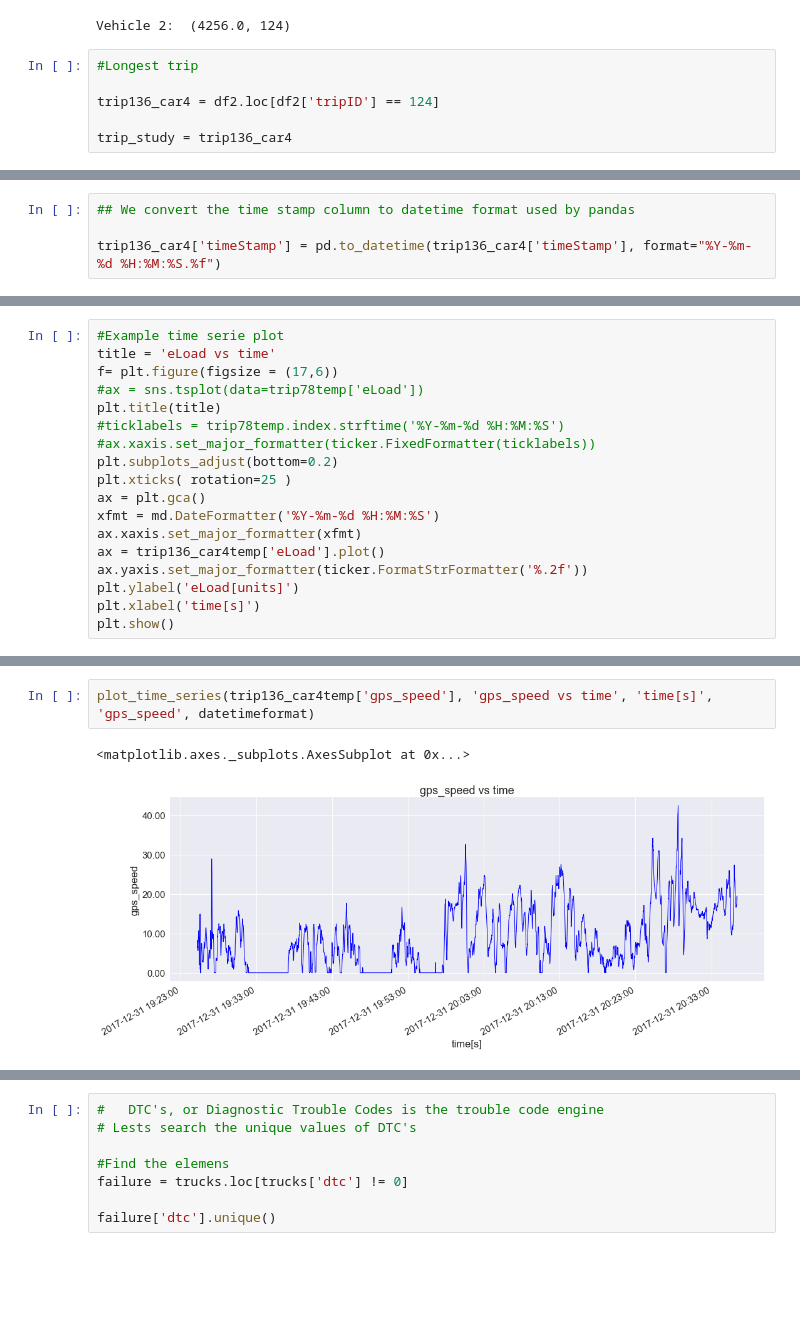
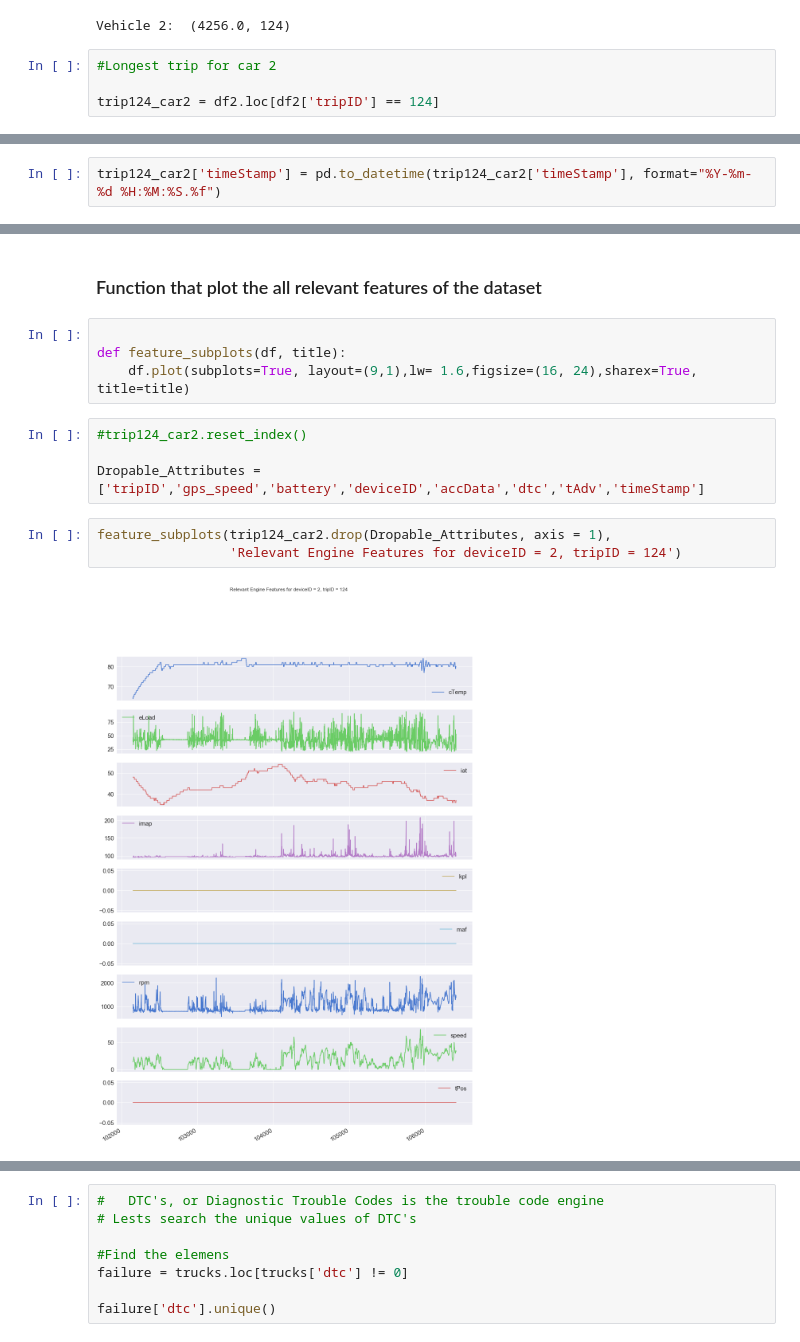
Before and after one commit to noshaq/Vehicle_remote_sensing, a Jupyter notebook: vehicle_telematics.ipynb, the cells around one changed output, grey strips where cells are left out. Cells and saved outputs as stored; diff of their text form; blank space fills up the shorter version.

```diff
--- a/vehicle_telematics.ipynb
+++ b/vehicle_telematics.ipynb
@@ -147,9 +151,7 @@ print('Vehicle 2: ',largest_trip(df2, 'tripID'))
 # %% [output]
 Vehicle 2:  (4256.0, 124)
 # %%
-#Longest trip
+#Longest trip for car 2
 
-trip136_car4 = df2.loc[df2['tripID'] == 124]
-
-trip_study = trip136_car4
+trip124_car2 = df2.loc[df2['tripID'] == 124]
 # %%
@@ -164,7 +170,5 @@ trip136_car4.head()
 # %%
-## We convert the time stamp column to datetime format used by pandas
-
-trip136_car4['timeStamp'] = pd.to_datetime(trip136_car4['timeStamp'], format="%Y-%m-%d %H:%M:%S.%f")
+trip124_car2['timeStamp'] = pd.to_datetime(trip124_car2['timeStamp'], format="%Y-%m-%d %H:%M:%S.%f")
 # %% [output]
 A value is trying to be set on a copy of a slice from a DataFrame.
 Try using .loc[row_indexer,col_indexer] = value instead
@@ -181,18 +177,0 @@ trip136_car4temp.set_index('timeStamp', inplace=True)
-# %%
-#Example time serie plot
-title = 'eLoad vs time'
-f= plt.figure(figsize = (17,6))
-#ax = sns.tsplot(data=trip78temp['eLoad'])
-plt.title(title)
-#ticklabels = trip78temp.index.strftime('%Y-%m-%d %H:%M:%S')
-#ax.xaxis.set_major_formatter(ticker.FixedFormatter(ticklabels))
-plt.subplots_adjust(bottom=0.2)
-plt.xticks( rotation=25 )
-ax = plt.gca()
-xfmt = md.DateFormatter('%Y-%m-%d %H:%M:%S')
-ax.xaxis.set_major_formatter(xfmt)
-ax = trip136_car4temp['eLoad'].plot()
-ax.yaxis.set_major_formatter(ticker.FormatStrFormatter('%.2f'))
-plt.ylabel('eLoad[units]')
-plt.xlabel('time[s]')
-plt.show()
@@ -223,8 +178,18 @@ plot_time_series(trip136_car4temp['rpm'], 'rpm vs time', 'time[s]', 'rpm', datet
-# %%
-plot_time_series(trip136_car4temp['gps_speed'], 'gps_speed vs time', 'time[s]', 'gps_speed', datetimeformat)
-# %% [output]
-<matplotlib.axes._subplots.AxesSubplot at 0x...>
-[figure, removed]
+# %% [markdown]
+### Function that plot the all relevant features of the dataset
+# %%
+
+def feature_subplots(df, title):
+    df.plot(subplots=True, layout=(9,1),lw= 1.6,figsize=(16, 24),sharex=True, title=title)
+# %%
+#trip124_car2.reset_index()
+
+Dropable_Attributes = ['tripID','gps_speed','battery','deviceID','accData','dtc','tAdv','timeStamp']
+# %%
+feature_subplots(trip124_car2.drop(Dropable_Attributes, axis = 1),
+                 'Relevant Engine Features for deviceID = 2, tripID = 124')
+# %% [output]
+[figure, added]
 # %%
 # Initial exploration of the dataset:
 #
```
Also changed, not shown: parts of 78 cells of this notebook, 3 other files.
